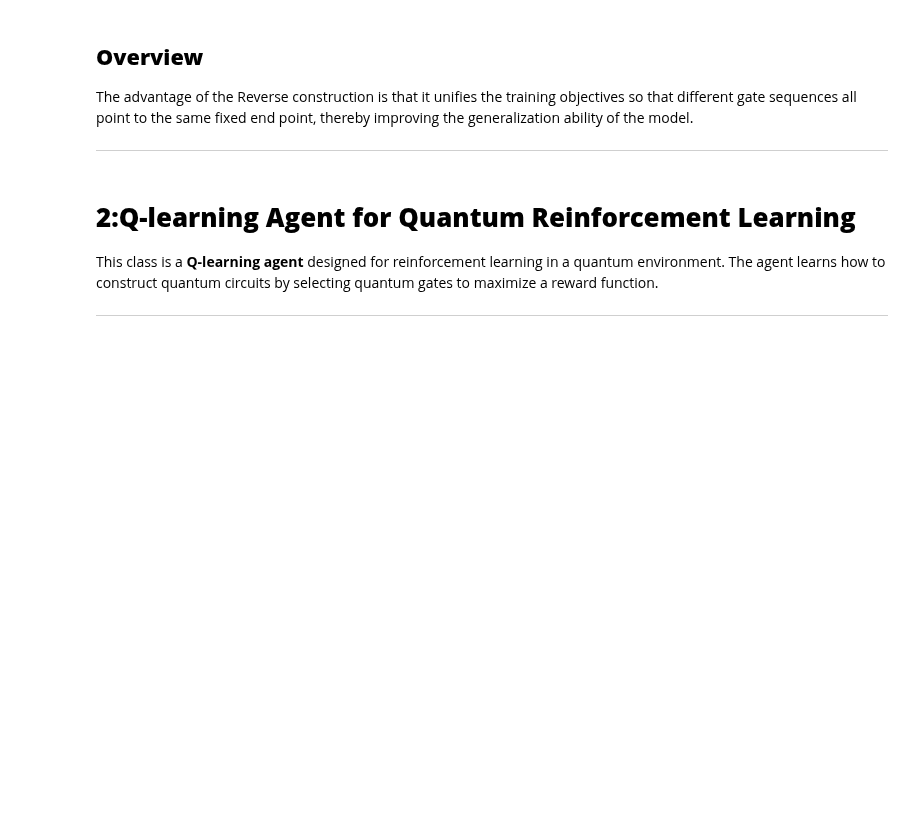
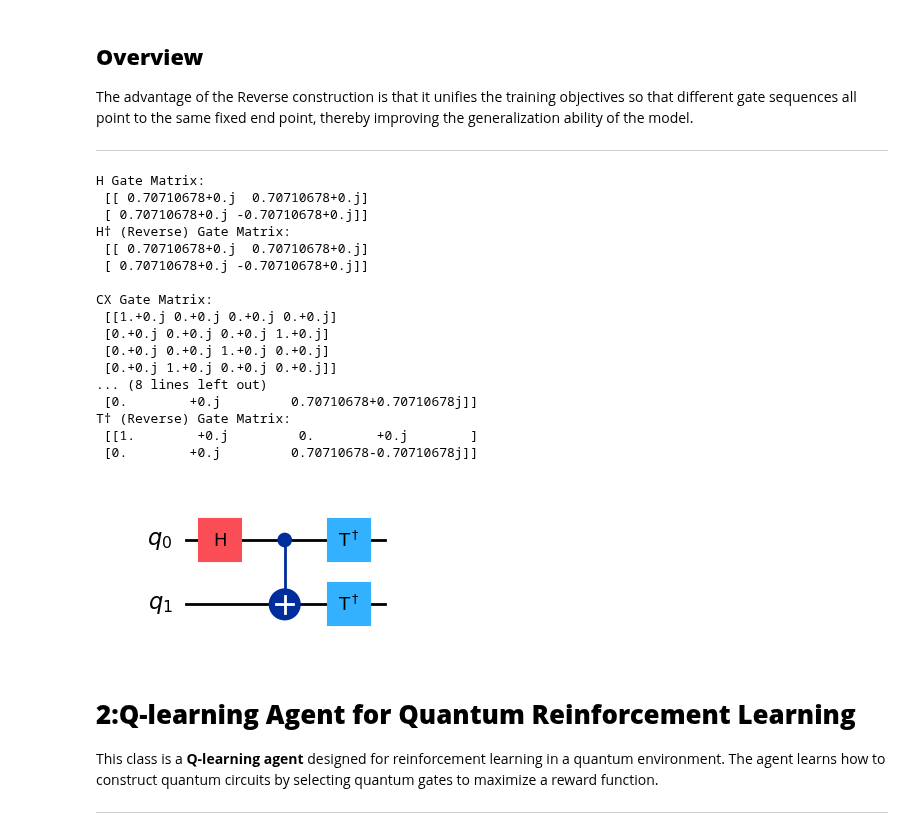
Before and after one commit to YangletLiu/quantum-education-modules, a Jupyter notebook: Quantum_Circuit_Design/Qnotebook.ipynb, the cells around one changed output. Saved outputs shown, nothing was run; the diff lists cells and outputs as text; code cells hidden in the pictures; blank space fills up the shorter version.

Commit message:
Update Qnotebook.ipynb
update code for stating difference of Reversed gates and normal gates

```diff
--- a/Quantum_Circuit_Design/Qnotebook.ipynb
+++ b/Quantum_Circuit_Design/Qnotebook.ipynb
@@ -403,6 +403,57 @@ class QuantumEnv(gym.Env):
     def render(self):
         # Repeated render method (prints circuit again)
         print(self.circuit.draw())
+# %%
+# Define all the gates and their reverse counterparts
+gates = [
+    ("H", HGate(), HGate().inverse()),         # H is self-inverse
+    ("CX", CXGate(), CXGate().inverse()),      # CX is self-inverse
+    ("T", TGate(), TGate().inverse()),          # T and Tdg are dagger pairs
+]
+
+# Print matrix comparison
+for name, gate, reverse in gates:
+    print(f"\n{name} Gate Matrix:\n", gate.to_matrix())
+    print(f"{name}† (Reverse) Gate Matrix:\n", reverse.to_matrix())
+
+# Construct circuits for visualization
+qc_original = QuantumCircuit(2, name="Original Gates")
+qc_reverse = QuantumCircuit(2, name="Reversed Gates")
+
+# Apply original gates
+qc_original.append(HGate(), [0])
+qc_original.append(CXGate(), [0, 1])
+qc_original.append(TGate(), [0])
+qc_original.append(TGate(), [1])
+
+# Apply reverse gates
+qc_reverse.append(HGate().inverse(), [0])
+qc_reverse.append(CXGate().inverse(), [0, 1])
+qc_reverse.append(TGate().inverse(), [0])
+qc_reverse.append(TGate().inverse(), [1])
+
+# Visualize circuits
+qc_original.draw('mpl')
+qc_reverse.draw('mpl')
+# %% [output]
+H Gate Matrix:
+ [[ 0.70710678+0.j  0.70710678+0.j]
+ [ 0.70710678+0.j -0.70710678+0.j]]
+H† (Reverse) Gate Matrix:
+ [[ 0.70710678+0.j  0.70710678+0.j]
+ [ 0.70710678+0.j -0.70710678+0.j]]
+
+CX Gate Matrix:
+ [[1.+0.j 0.+0.j 0.+0.j 0.+0.j]
+ [0.+0.j 0.+0.j 0.+0.j 1.+0.j]
+ [0.+0.j 0.+0.j 1.+0.j 0.+0.j]
+ [0.+0.j 1.+0.j 0.+0.j 0.+0.j]]
+... (8 lines left out)
+ [0.        +0.j         0.70710678+0.70710678j]]
+T† (Reverse) Gate Matrix:
+ [[1.        +0.j         0.        +0.j        ]
+ [0.        +0.j         0.70710678-0.70710678j]]
+[figure, added]
 # %% [markdown]
 # **2:Q-learning Agent for Quantum Reinforcement Learning**
 
```
